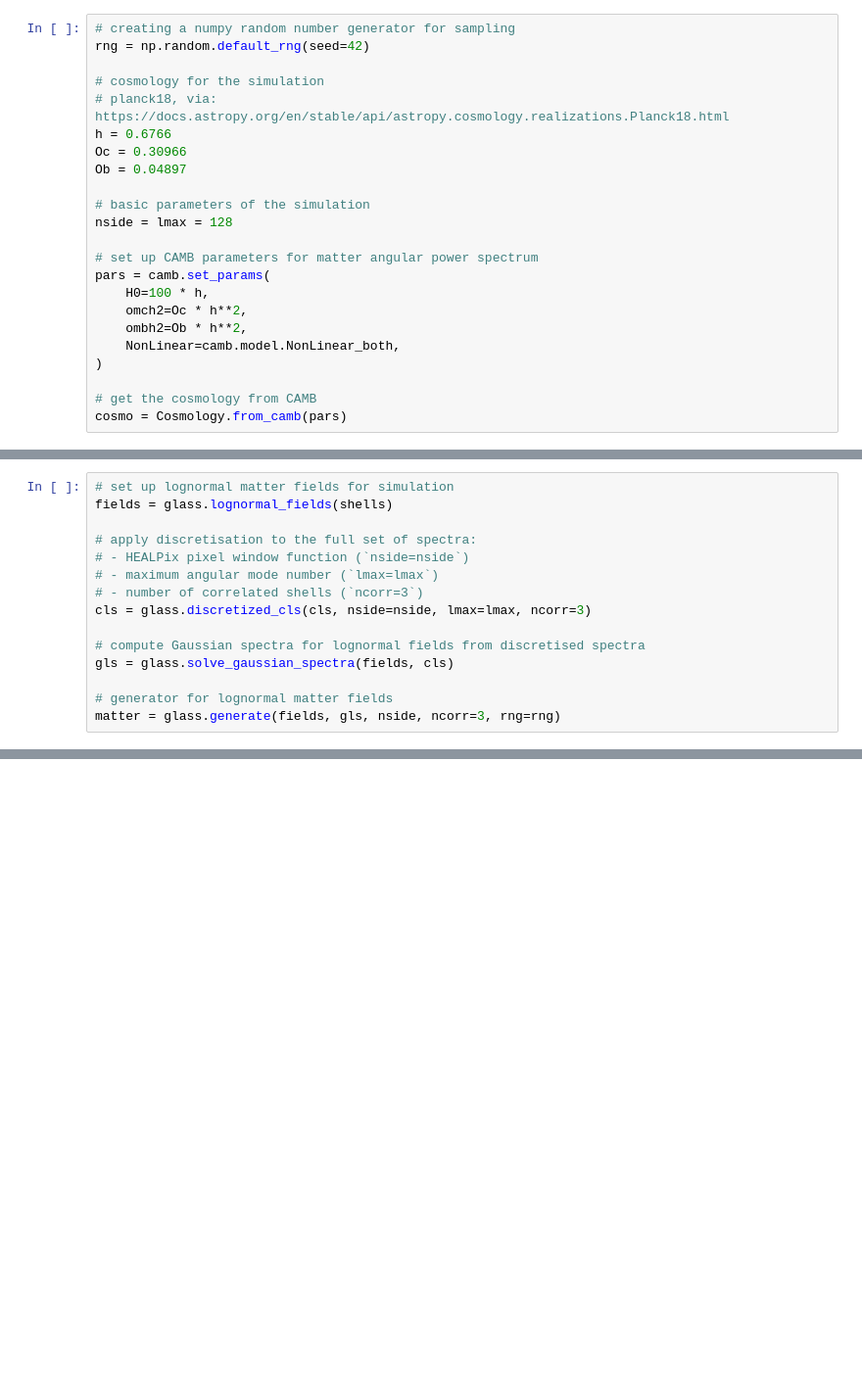
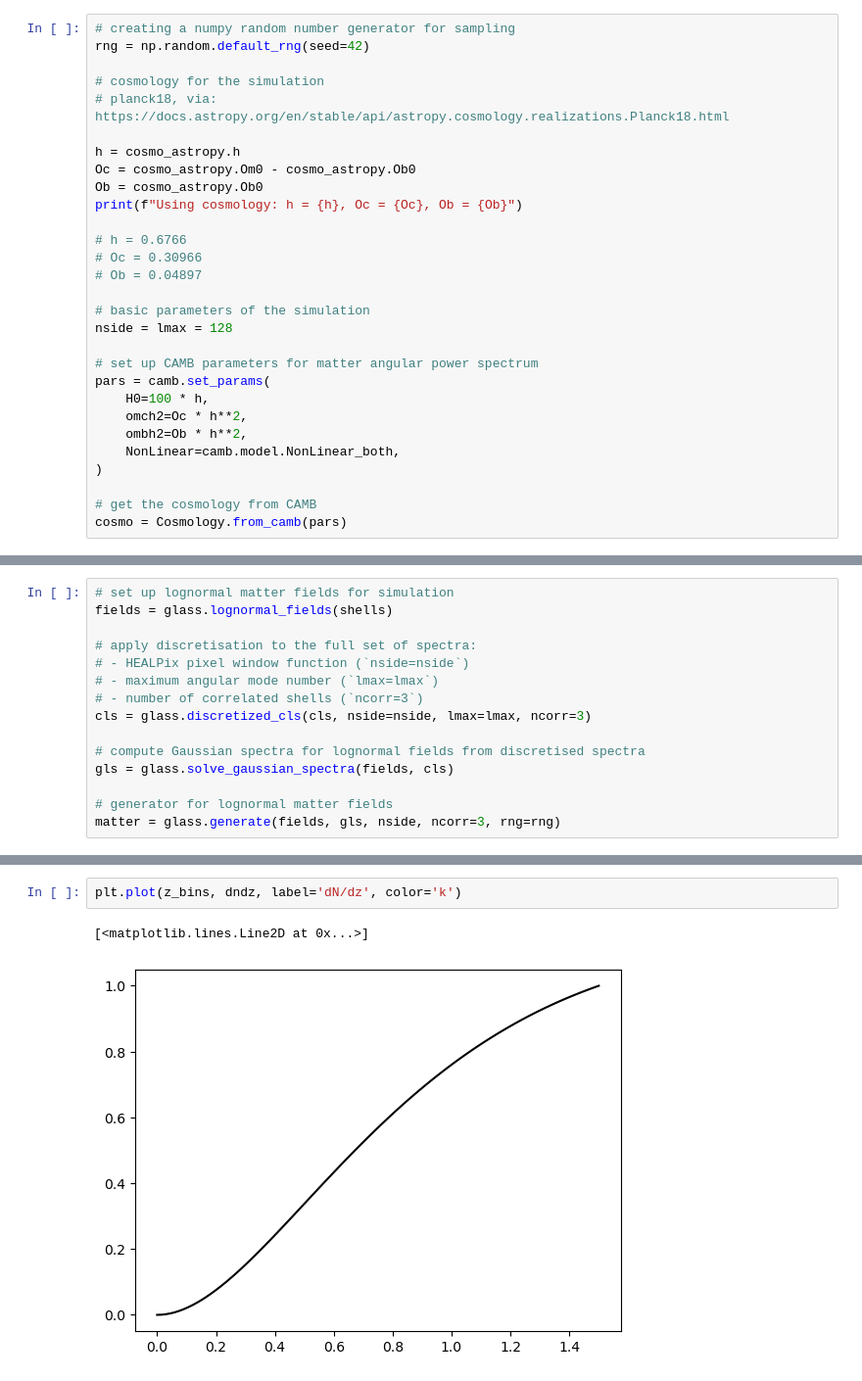
Before and after one commit to kstoreyf/gws-agn, a Jupyter notebook: notebooks/2025-05-30_mocks_glass.ipynb, the cells around one changed output, grey strips where cells are left out. Shown at 98% size. Drawn from its saved outputs; the diff is of its cells as text; blank space fills up the shorter version.

```diff
--- a/notebooks/2025-05-30_mocks_glass.ipynb
+++ b/notebooks/2025-05-30_mocks_glass.ipynb
@@ -24,9 +29,15 @@ rng = np.random.default_rng(seed=42)
 
 # cosmology for the simulation
 # planck18, via: https://docs.astropy.org/en/stable/api/astropy.cosmology.realizations.Planck18.html
-h = 0.6766
-Oc = 0.30966
-Ob = 0.04897
+
+h = cosmo_astropy.h
+Oc = cosmo_astropy.Om0 - cosmo_astropy.Ob0
+Ob = cosmo_astropy.Ob0
+print(f"Using cosmology: h = {h}, Oc = {Oc}, Ob = {Ob}")
+
+# h = 0.6766
+# Oc = 0.30966
+# Ob = 0.04897
 
 # basic parameters of the simulation
 nside = lmax = 128
@@ -70,0 +92,5 @@ matter = glass.generate(fields, gls, nside, ncorr=3, rng=rng)
+# %%
+plt.plot(z_bins, dndz, label='dN/dz', color='k')
+# %% [output]
+[<matplotlib.lines.Line2D at 0x...>]
+[figure, added]
```
Also changed, not shown: parts of 31 cells of this notebook.
